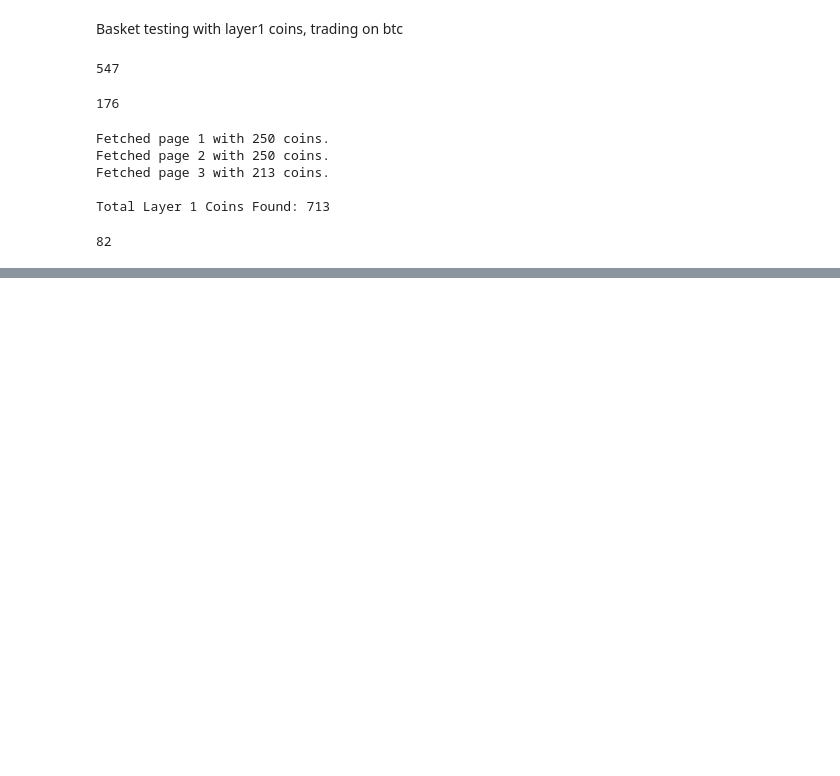
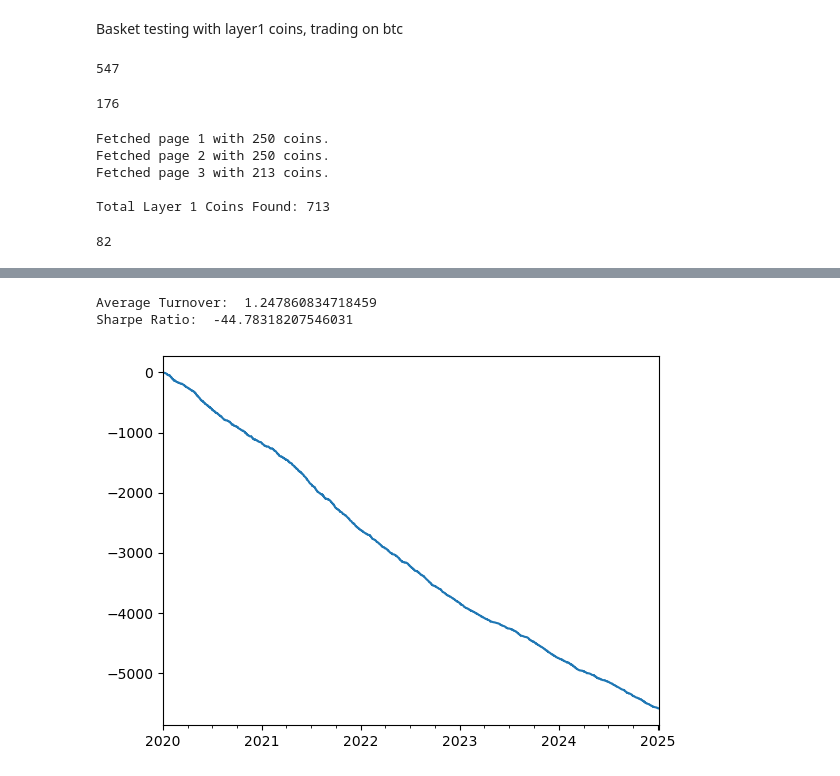
Before and after one commit to jofu-tofu/Trading-Bot, a Jupyter notebook: BTC Layer 1 Basket Reversal.ipynb, the cells around one changed output, grey strips where cells are left out. Drawn from its saved outputs; the diff is of its cells as text; code cells hidden in the pictures; blank space fills up the shorter version.

```diff
--- a/BTC Layer 1 Basket Reversal.ipynb
+++ b/BTC Layer 1 Basket Reversal.ipynb
@@ -138,3 +122,12 @@ ret
+# %%
+def compute_to_sharpe(weightings, ret):
+    to = weightings.diff().abs().sum(1)
+    port_ret = (weightings.shift(1) * ret).sum(1)
+    bps = .0020
+    port_ret = port_ret - bps * to
+    print("Average Turnover: ", to.mean())
+    print("Sharpe Ratio: ", np.sqrt(24*365) * port_ret.mean() / port_ret.std())
+    port_ret.cumsum().plot()
 # %% [markdown]
 Signal
 
@@ -150,0 +284,6 @@ or do the opposite
+# %%
+compute_to_sharpe(temp[0],layer1_binance_ret)
+# %% [output]
+Average Turnover:  1.247860834718459
+Sharpe Ratio:  -44.78318207546031
+[figure, added]
```
Also changed, not shown: parts of 7 cells of this notebook.
